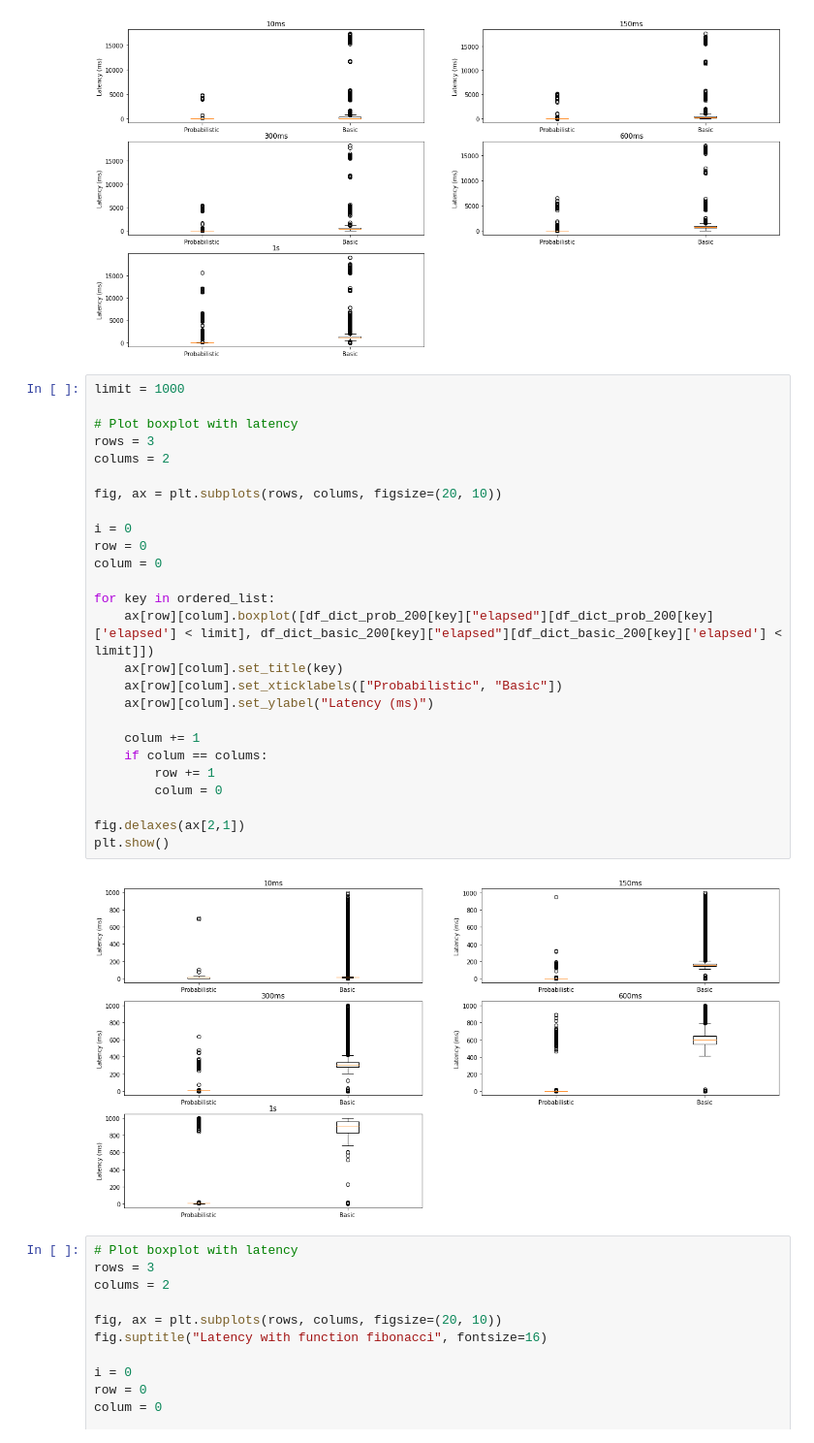
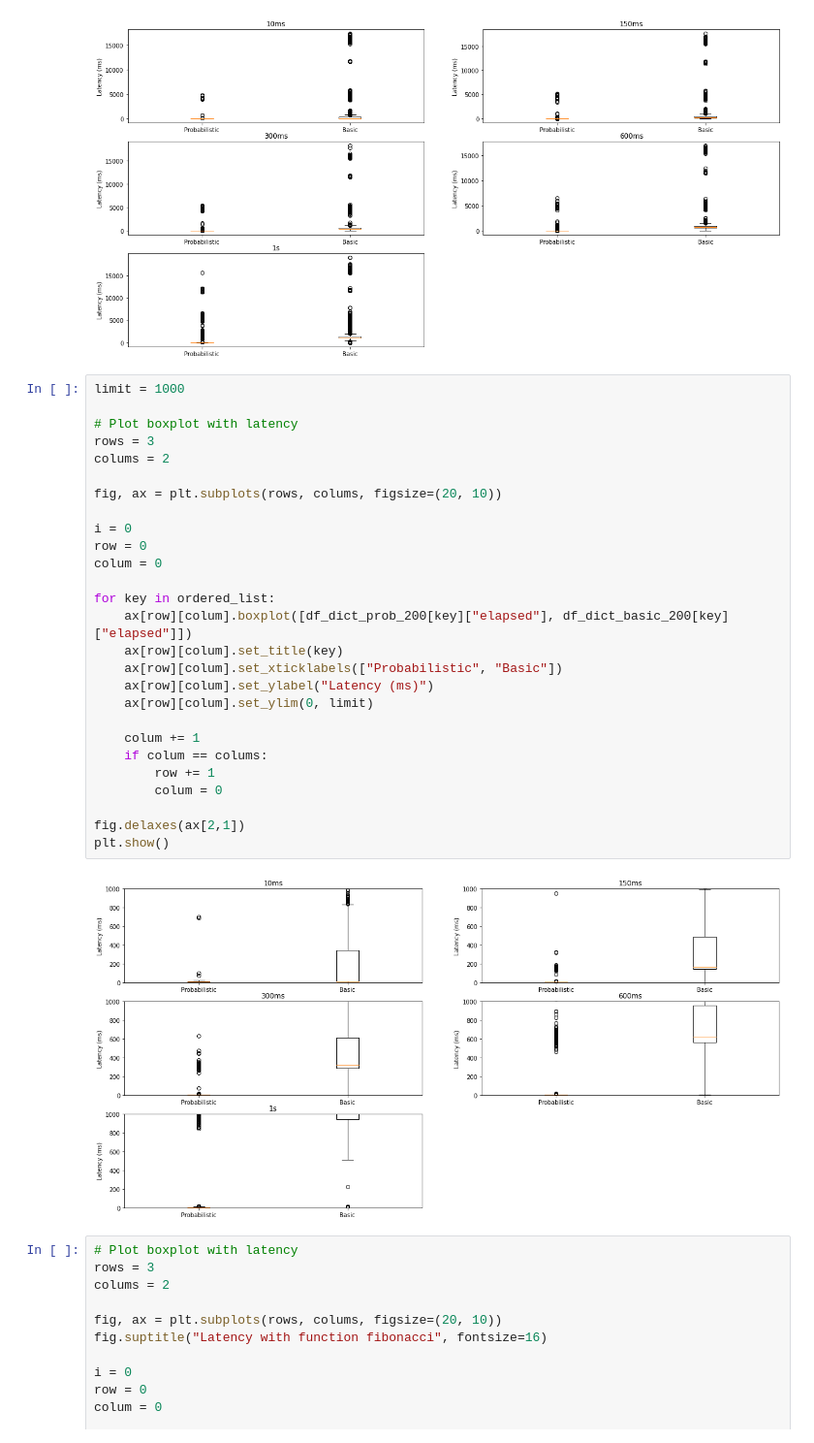
Before and after one commit to ferra-rally/serverledge-analysis, a Jupyter notebook: analysis_latency_complete.ipynb, the cells around one changed output. Shown at 97% size. Saved outputs shown, nothing was run; the diff lists cells and outputs as text.

```diff
--- a/analysis_latency_complete.ipynb
+++ b/analysis_latency_complete.ipynb
@@ -59,31 +59,32 @@ plt.show()
 # %%
 limit = 1000
 
 # Plot boxplot with latency
 rows = 3
 colums = 2
 
 fig, ax = plt.subplots(rows, colums, figsize=(20, 10))
 
 i = 0
 row = 0
 colum = 0
 
 for key in ordered_list:
-    ax[row][colum].boxplot([df_dict_prob_200[key]["elapsed"][df_dict_prob_200[key]['elapsed'] < limit], df_dict_basic_200[key]["elapsed"][df_dict_basic_200[key]['elapsed'] < limit]])
+    ax[row][colum].boxplot([df_dict_prob_200[key]["elapsed"], df_dict_basic_200[key]["elapsed"]])
     ax[row][colum].set_title(key)
     ax[row][colum].set_xticklabels(["Probabilistic", "Basic"])
     ax[row][colum].set_ylabel("Latency (ms)")
+    ax[row][colum].set_ylim(0, limit)
 
     colum += 1
     if colum == colums:
         row += 1
         colum = 0
 
 fig.delaxes(ax[2,1])
 plt.show()
 # %% [output]
-[figure, old version]
+[figure, new version]
 # %%
 # Plot boxplot with latency
 rows = 3
```
Also changed, not shown: parts of 2 cells of this notebook, 1 other file.
